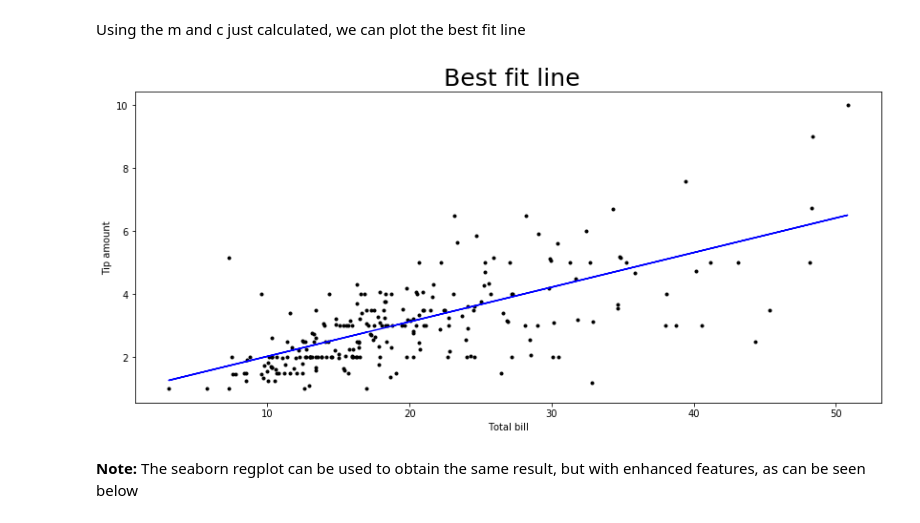
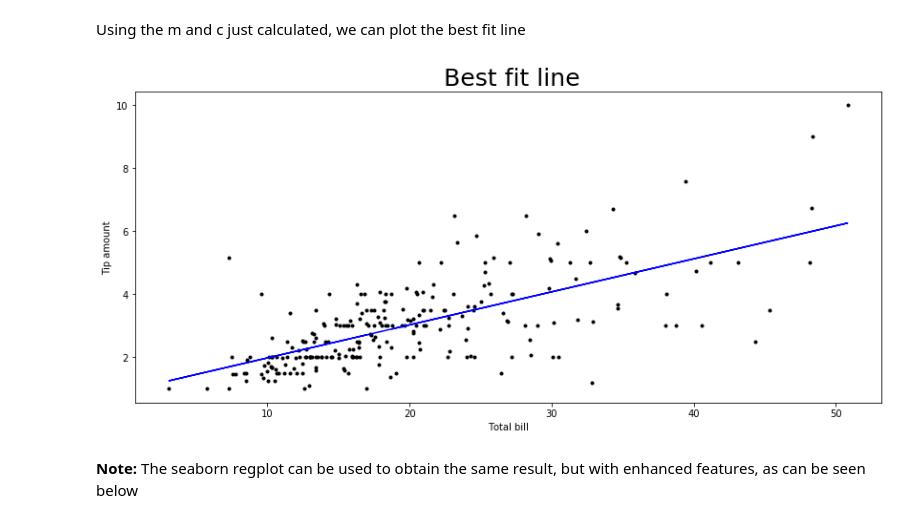
Before and after one commit to BarryClarke/Fundamentals---Assessment-2019, a Jupyter notebook: Tips dataset.ipynb, the cells around one changed output. Drawn from its saved outputs; the diff is of its cells as text; code cells hidden in the pictures.

```diff
--- a/Tips dataset.ipynb
+++ b/Tips dataset.ipynb
@@ -386,15 +359,15 @@ Using the m and c just calculated, we can plot the best fit line
 # %%
 # Plot the data and the best fit line on the same plot
 plt.plot(x, y, 'k.', label='Original data')
-plt.plot(x, 0.11 *x + 0.92, 'b-', label='Best fit line')
+plt.plot(x, 0.10502452 *x + 0.92026961, 'b-', label='Best fit line')
 
 plt.title(' Best fit line', size=25)
 plt.xlabel('Total bill')
 plt.ylabel('Tip amount')
 
 plt.show()
 # %% [output]
-[figure, old version]
+[figure, new version]
 # %% [markdown]
 **Note:** The seaborn regplot can be used to obtain the same result, but with enhanced features, as can be seen below
 # %%
```
Also changed, not shown: parts of 40 cells of this notebook, 2 other files.
